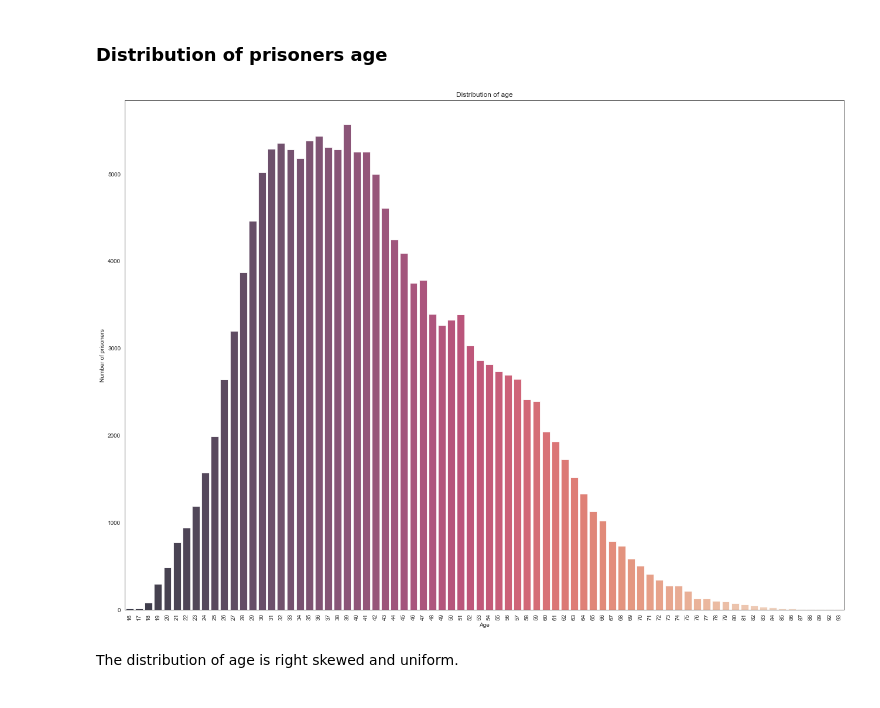
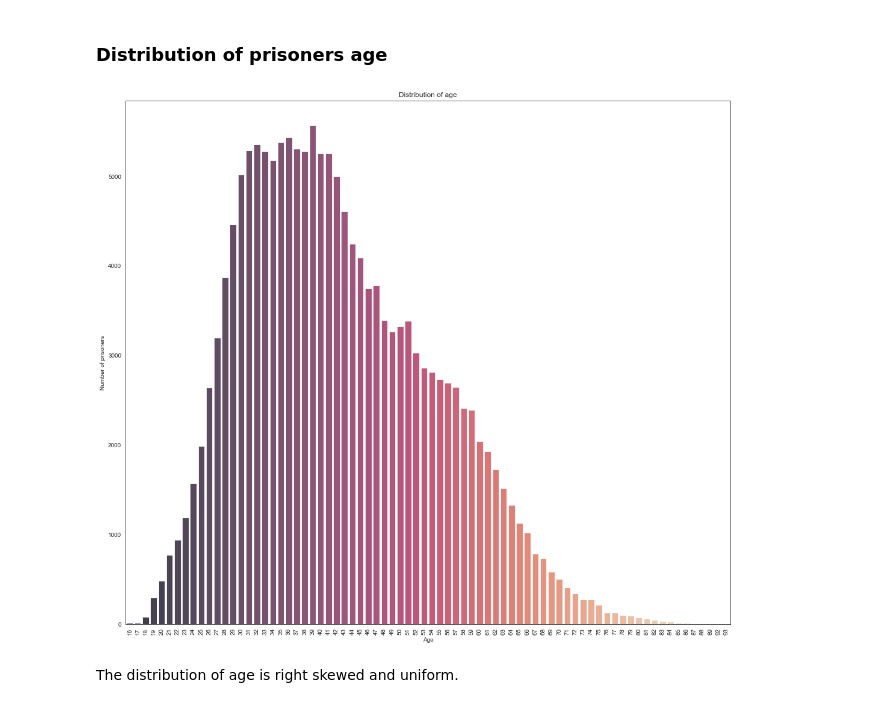
Before and after one commit to vineetver/Parole-Hearing-Verdicts, a Jupyter notebook: notebooks/exploratory_data_analysis.ipynb, the cells around one changed output. Cells and saved outputs as stored; diff of their text form; code cells hidden in the pictures.

```diff
--- a/notebooks/exploratory_data_analysis.ipynb
+++ b/notebooks/exploratory_data_analysis.ipynb
@@ -51,15 +45,15 @@ We can see that Allred is the most common facility. We can also see that the num
 # %%
 age = df['age'].value_counts()
 
-fig = plt.figure(figsize=(22, 16))
+fig = plt.figure(figsize=(18, 16))
 sns.barplot(x=age.index, y=age.values, alpha=0.8, palette='rocket', edgecolor=None)
 plt.title('Distribution of age')
 plt.ylabel('Number of prisoners')
 plt.xticks(rotation=90)
 plt.xlabel('Age')
 plt.show()
 # %% [output]
-[figure, old version]
+[figure, new version]
 # %% [markdown]
 The distribution of age is right skewed and uniform.
 # %% [markdown]
```
Also changed, not shown: parts of 15 cells of this notebook.
